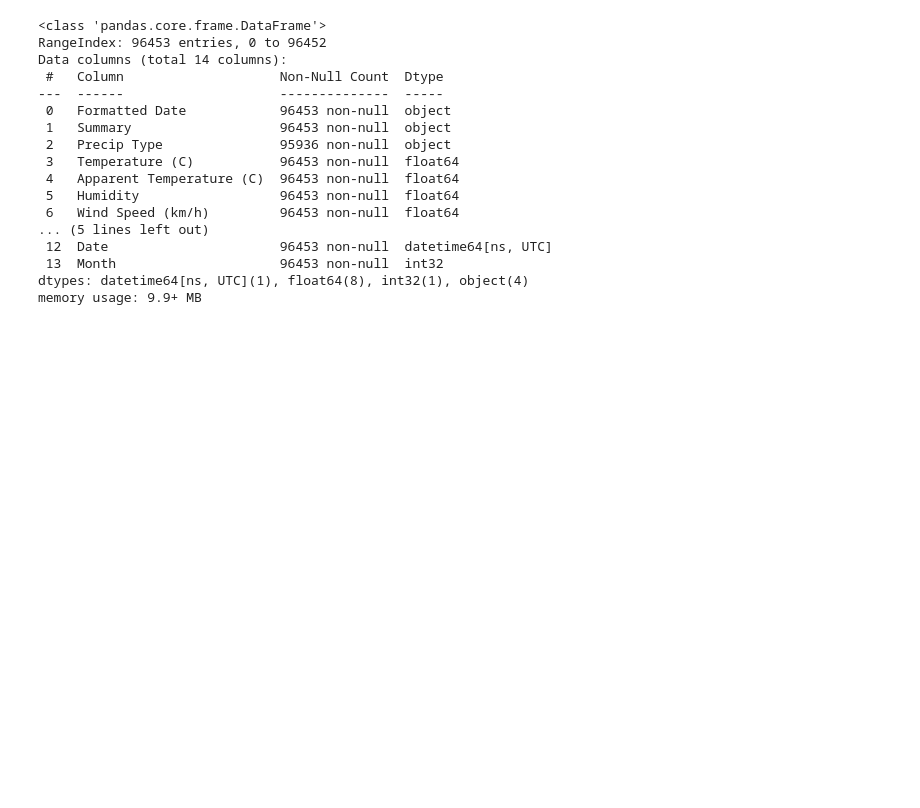
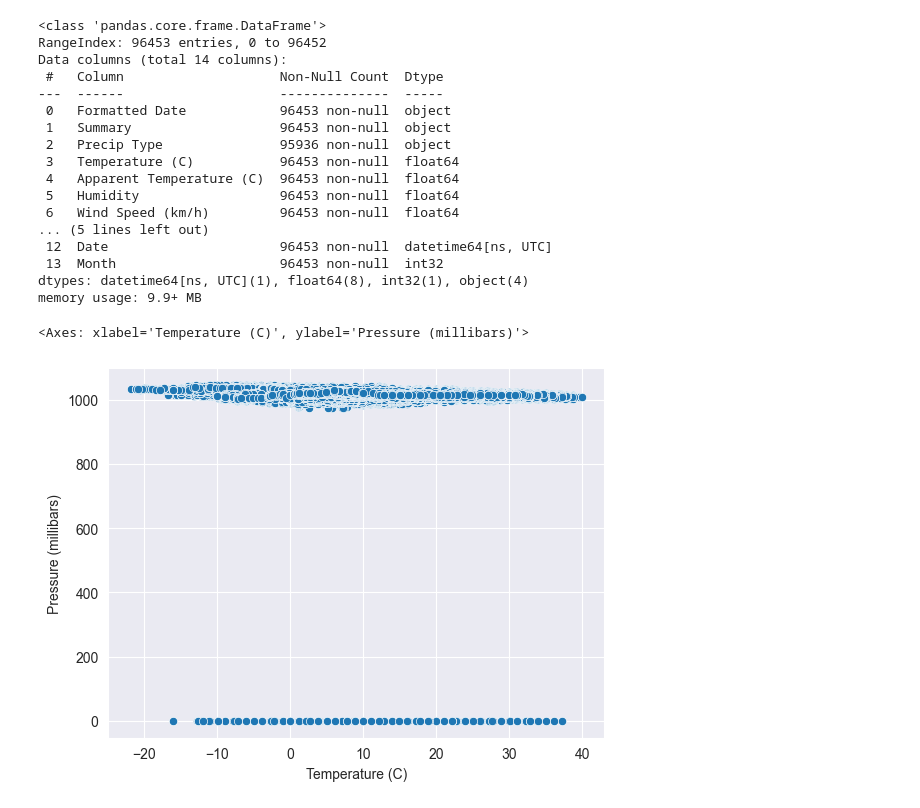
Before and after one commit to ARPDATA11/Regresja, a Jupyter notebook: Project.ipynb, the cells around one changed output. Cells and saved outputs as stored; diff of their text form; code cells hidden in the pictures; blank space fills up the shorter version.

```diff
--- a/Project.ipynb
+++ b/Project.ipynb
@@ -102,3 +104,8 @@ Data columns (total 14 columns):
  13  Month                     96453 non-null  int32
 dtypes: datetime64[ns, UTC](1), float64(8), int32(1), object(4)
 memory usage: 9.9+ MB
+# %%
+sns.scatterplot(df, x=df['Temperature (C)'], y=df['Pressure (millibars)'])
+# %% [output]
+<Axes: xlabel='Temperature (C)', ylabel='Pressure (millibars)'>
+[figure, added]
```
Also changed, not shown: parts of 16 cells of this notebook.
